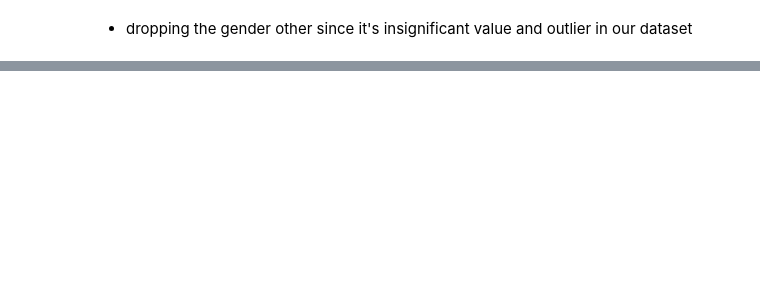
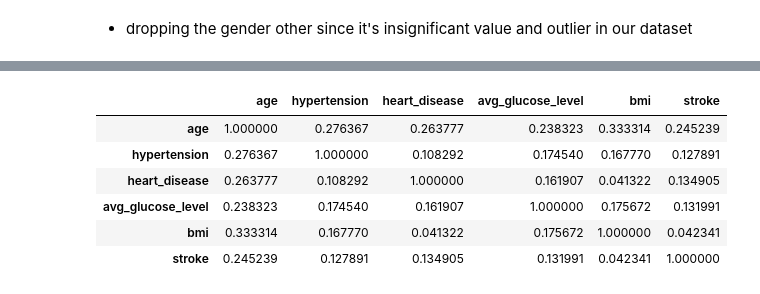
Before and after one commit to bmmukhridin/ML-Stroke-Prediction, a Jupyter notebook: project 2 part 1.ipynb, the cells around one changed output, grey strips where cells are left out. Saved outputs shown, nothing was run; the diff lists cells and outputs as text; code cells hidden in the pictures; blank space fills up the shorter version.

```diff
--- a/project 2 part 1.ipynb
+++ b/project 2 part 1.ipynb
@@ -223,3 +223,13 @@ stroke_df.drop(index=3116,inplace=True)
 stroke_df[stroke_df["gender"]=="Other"]
 # %% [output]
 |  | gender | age | hypertension | heart_disease | work_type | Residence_type | avg_glucose_level | bmi | ... |
+# %%
+stroke_df.corr()
+# %% [output]
+|  | age | hypertension | heart_disease | avg_glucose_level | bmi | stroke |
+| age | 1.000000 | 0.276367 | 0.263777 | 0.238323 | 0.333314 | 0.245239 |
+| hypertension | 0.276367 | 1.000000 | 0.108292 | 0.174540 | 0.167770 | 0.127891 |
+| heart_disease | 0.263777 | 0.108292 | 1.000000 | 0.161907 | 0.041322 | 0.134905 |
+| avg_glucose_level | 0.238323 | 0.174540 | 0.161907 | 1.000000 | 0.175672 | 0.131991 |
+| bmi | 0.333314 | 0.167770 | 0.041322 | 0.175672 | 1.000000 | 0.042341 |
+| stroke | 0.245239 | 0.127891 | 0.134905 | 0.131991 | 0.042341 | 1.000000 |
```
Also changed, not shown: parts of 3 cells of this notebook.
